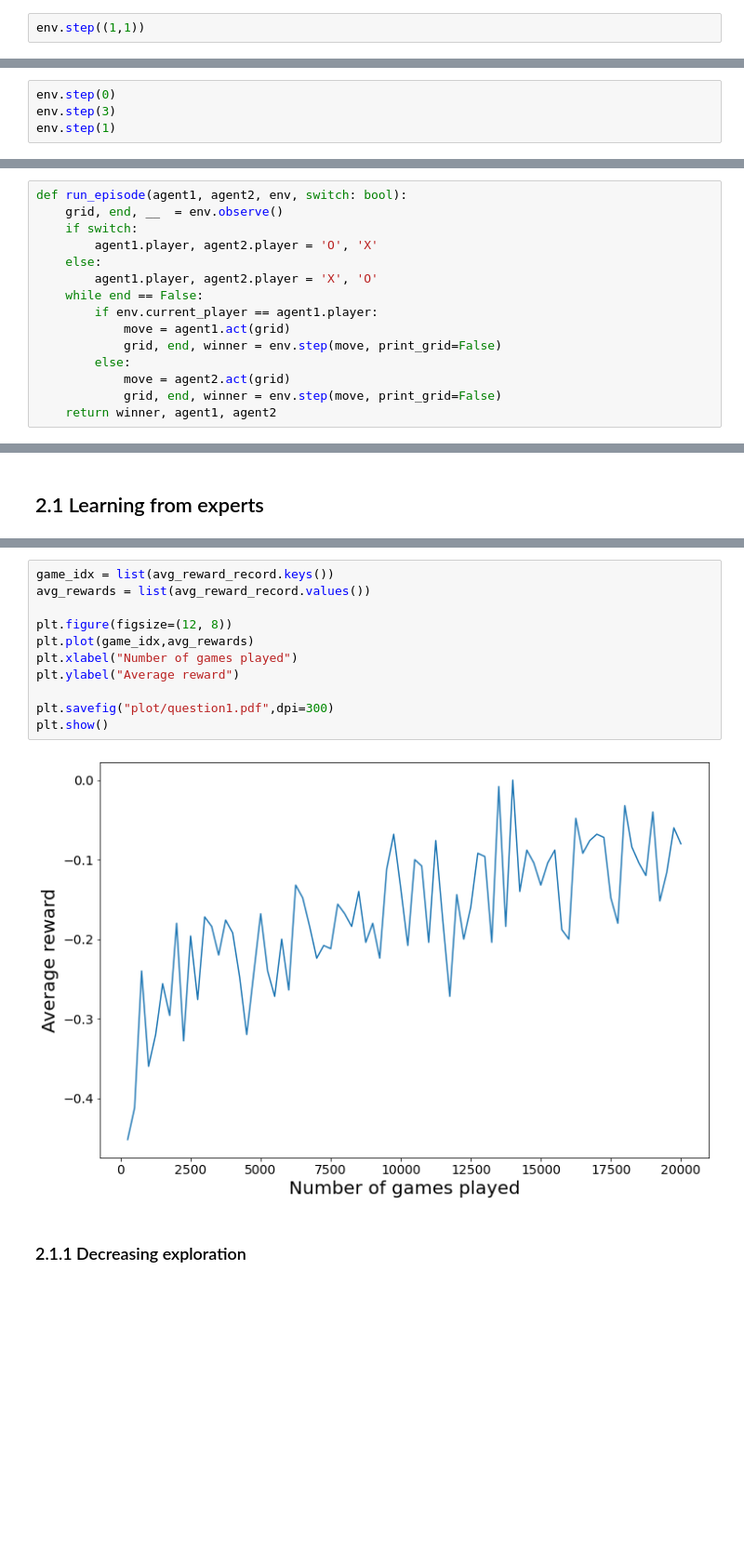
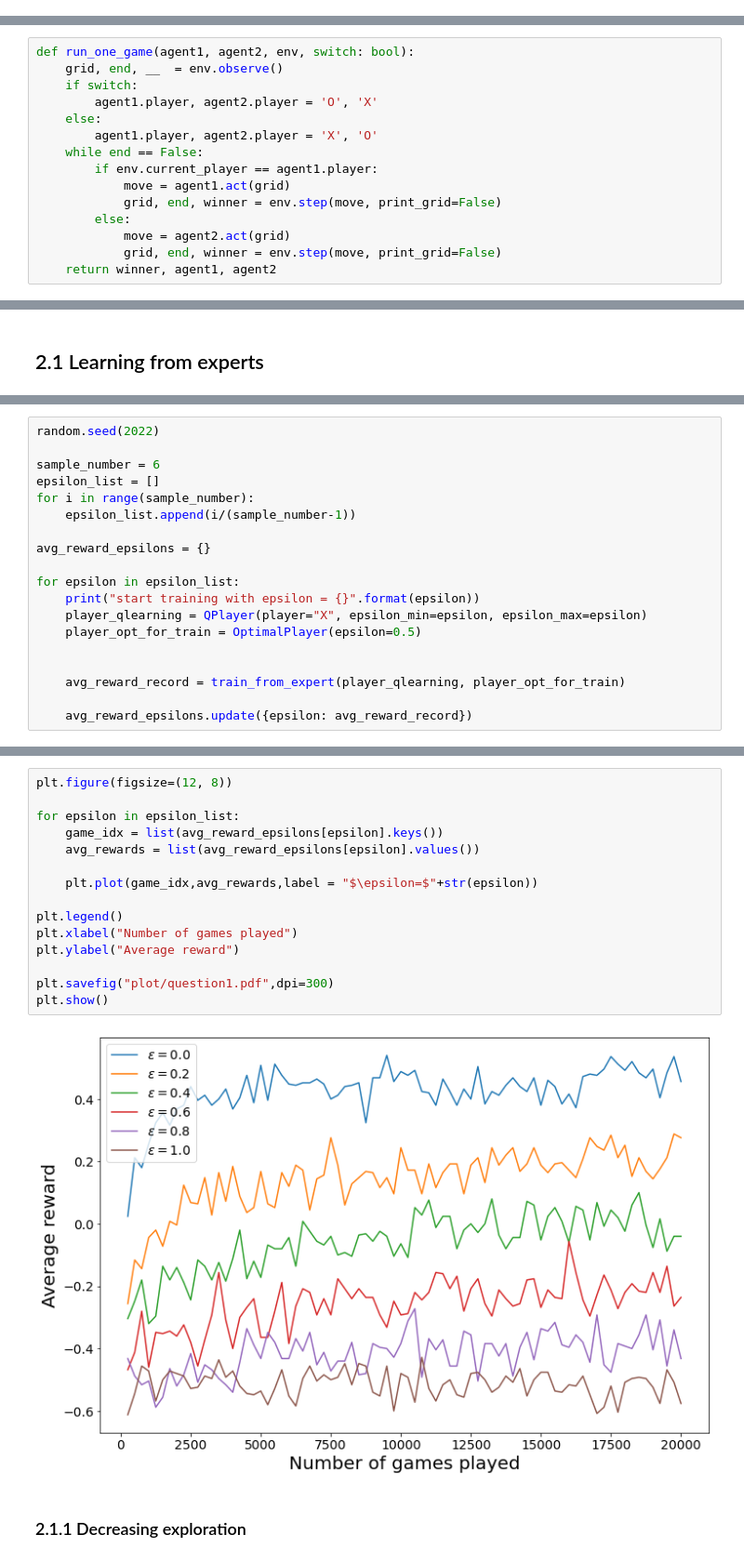
Before and after one commit to hibetterheyj/CS-456_RL_Project, a Jupyter notebook: tic_tac_toe_q_learning.ipynb, the cells around one changed output, grey strips where cells are left out. Shown: that part at 93% size. Saved outputs shown, nothing was run; the diff lists cells and outputs as text; blank space fills up the shorter version.

Commit message:
update q_learning make function for training procedure

```diff
--- a/tic_tac_toe_q_learning.ipynb
+++ b/tic_tac_toe_q_learning.ipynb
@@ -104,2 +31,0 @@ env.__dict__
-# %%
-env.step((1,1))
@@ -155,4 +31,0 @@ An example of finishing the game:
-# %%
-env.step(0)
-env.step(3)
-env.step(1)
@@ -299,7 +32,7 @@ Optimal player 2 = O
 # %% [markdown]
 # Performance measures
 # %%
-def run_episode(agent1, agent2, env, switch: bool):
+def run_one_game(agent1, agent2, env, switch: bool):
     grid, end, __  = env.observe()
     if switch:
         agent1.player, agent2.player = 'O', 'X'
@@ -417,0 +150,19 @@ for i in tqdm(range(20000)):
+# %%
+random.seed(2022)
+
+sample_number = 6
+epsilon_list = []
+for i in range(sample_number):
+    epsilon_list.append(i/(sample_number-1))
+
+avg_reward_epsilons = {}
+
+for epsilon in epsilon_list:
+    print("start training with epsilon = {}".format(epsilon))
+    player_qlearning = QPlayer(player="X", epsilon_min=epsilon, epsilon_max=epsilon)
+    player_opt_for_train = OptimalPlayer(epsilon=0.5)
+
+
+    avg_reward_record = train_from_expert(player_qlearning, player_opt_for_train)
+
+    avg_reward_epsilons.update({epsilon: avg_reward_record})
@@ -418,15 +176,19 @@ for i in tqdm(range(20000)):
 # %%
-game_idx = list(avg_reward_record.keys())
-avg_rewards = list(avg_reward_record.values())
+plt.figure(figsize=(12, 8))
 
-plt.figure(figsize=(12, 8))
-plt.plot(game_idx,avg_rewards)
+for epsilon in epsilon_list:
+    game_idx = list(avg_reward_epsilons[epsilon].keys())
+    avg_rewards = list(avg_reward_epsilons[epsilon].values())
+
+    plt.plot(game_idx,avg_rewards,label = "$\epsilon=$"+str(epsilon))
+
+plt.legend()
 plt.xlabel("Number of games played")
 plt.ylabel("Average reward")
 
 plt.savefig("plot/question1.pdf",dpi=300)
 plt.show()
 # %% [output]
-[figure, old version]
+[figure, new version]
 # %% [markdown]
 ### 2.1.1 Decreasing exploration
```
Also changed, not shown: parts of 66 cells of this notebook.
